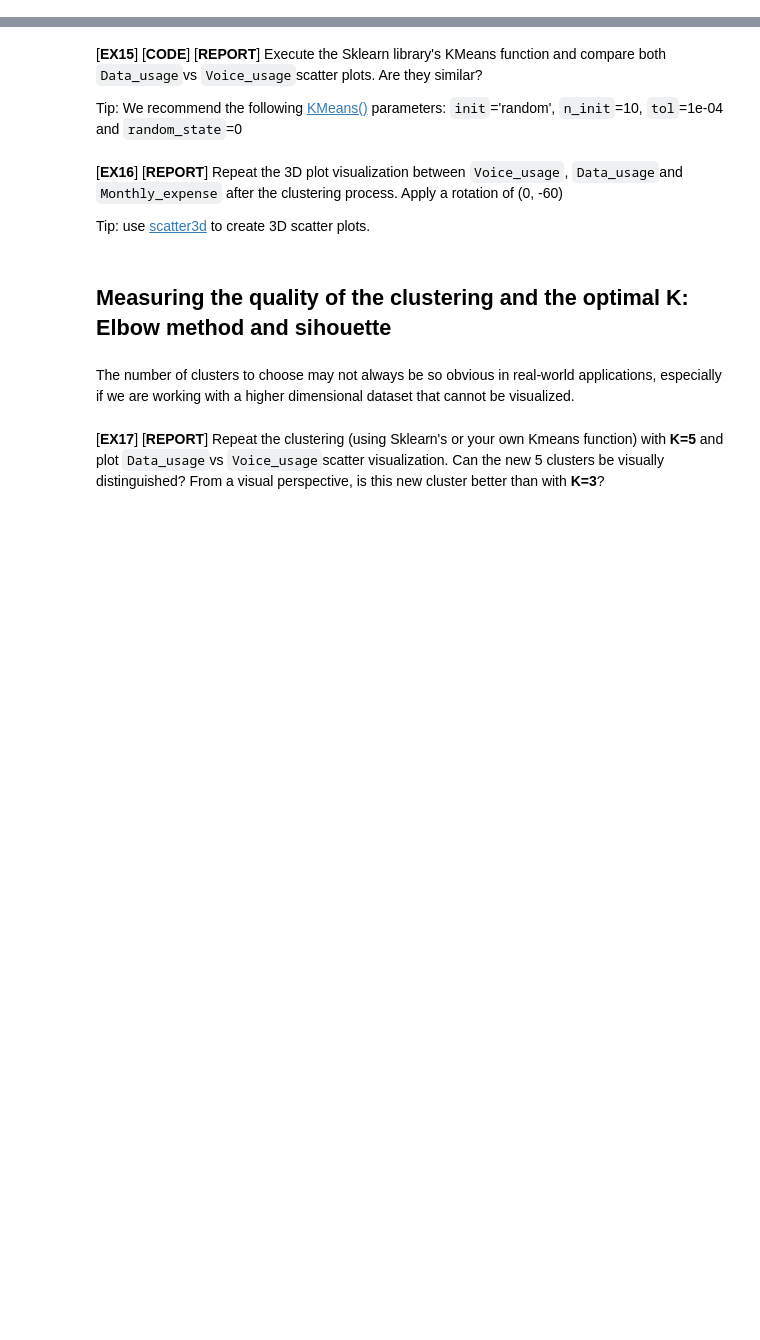
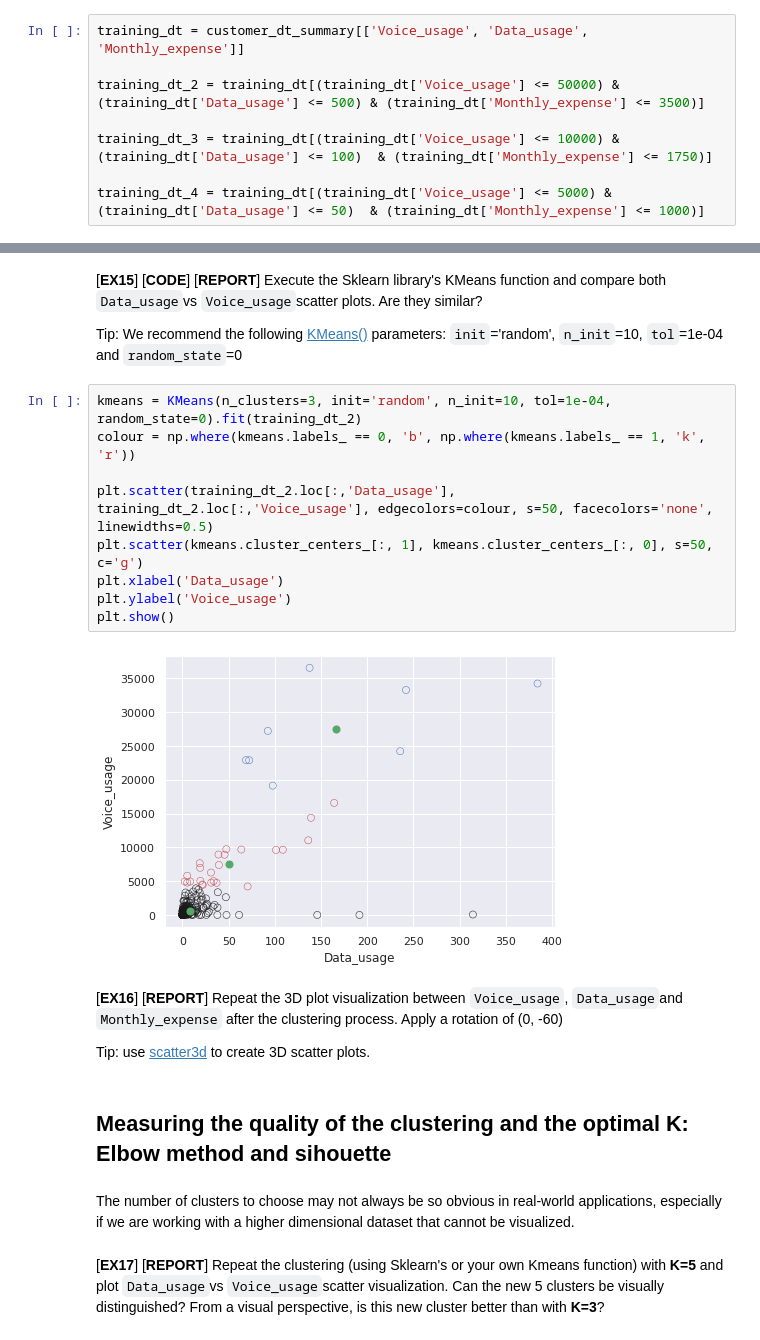
Before and after one commit to Alejandro-FA/UPF-Machine_Learning, a Jupyter notebook: Project-1/P01_Clustering students.ipynb, the cells around one changed output, grey strips where cells are left out. Saved outputs shown, nothing was run; the diff lists cells and outputs as text; blank space fills up the shorter version.

```diff
--- a/Project-1/P01_Clustering students.ipynb
+++ b/Project-1/P01_Clustering students.ipynb
@@ -584,2 +582,10 @@ training_dt = customer_dt_summary[['Voice_usage', 'Data_usage', 'Monthly_expense
+# %%
+training_dt = customer_dt_summary[['Voice_usage', 'Data_usage', 'Monthly_expense']]
+
+training_dt_2 = training_dt[(training_dt['Voice_usage'] <= 50000) & (training_dt['Data_usage'] <= 500) & (training_dt['Monthly_expense'] <= 3500)]
+
+training_dt_3 = training_dt[(training_dt['Voice_usage'] <= 10000) & (training_dt['Data_usage'] <= 100)  & (training_dt['Monthly_expense'] <= 1750)]
+
+training_dt_4 = training_dt[(training_dt['Voice_usage'] <= 5000) & (training_dt['Data_usage'] <= 50)  & (training_dt['Monthly_expense'] <= 1000)]
 # %% [markdown]
 [**EX13**][**CODE**] Execute your `K_means_clustering` function to `training_dt` and number of clusters=3. Calculate the centroids of each cluster. How many iterations are necessary to achieve the clustering?
@@ -616,6 +708,17 @@ Now, it's time to understand how the clustering process works! To do it, we are
 [**EX15**] [**CODE**] [**REPORT**] Execute the Sklearn library's KMeans function and compare both `Data_usage`vs `Voice_usage`scatter plots. Are they similar?
 
 Tip: We recommend the following  [KMeans()](https://scikit-learn.org/stable/modules/generated/sklearn.cluster.KMeans.html) parameters: `init`='random', `n_init`=10, `tol`=1e-04 and `random_state`=0
+# %%
+kmeans = KMeans(n_clusters=3, init='random', n_init=10, tol=1e-04, random_state=0).fit(training_dt_2)
+colour = np.where(kmeans.labels_ == 0, 'b', np.where(kmeans.labels_ == 1, 'k', 'r'))
+
+plt.scatter(training_dt_2.loc[:,'Data_usage'], training_dt_2.loc[:,'Voice_usage'], edgecolors=colour, s=50, facecolors='none', linewidths=0.5)
+plt.scatter(kmeans.cluster_centers_[:, 1], kmeans.cluster_centers_[:, 0], s=50, c='g')
+plt.xlabel('Data_usage')
+plt.ylabel('Voice_usage')
+plt.show()
+# %% [output]
+[figure, added]
 # %% [markdown]
 [**EX16**] [**REPORT**] Repeat the 3D plot visualization between `Voice_usage`, `Data_usage`and `Monthly_expense` after the clustering process. Apply a rotation of (0, -60)
 
```
Also changed, not shown: parts of 9 cells of this notebook.
